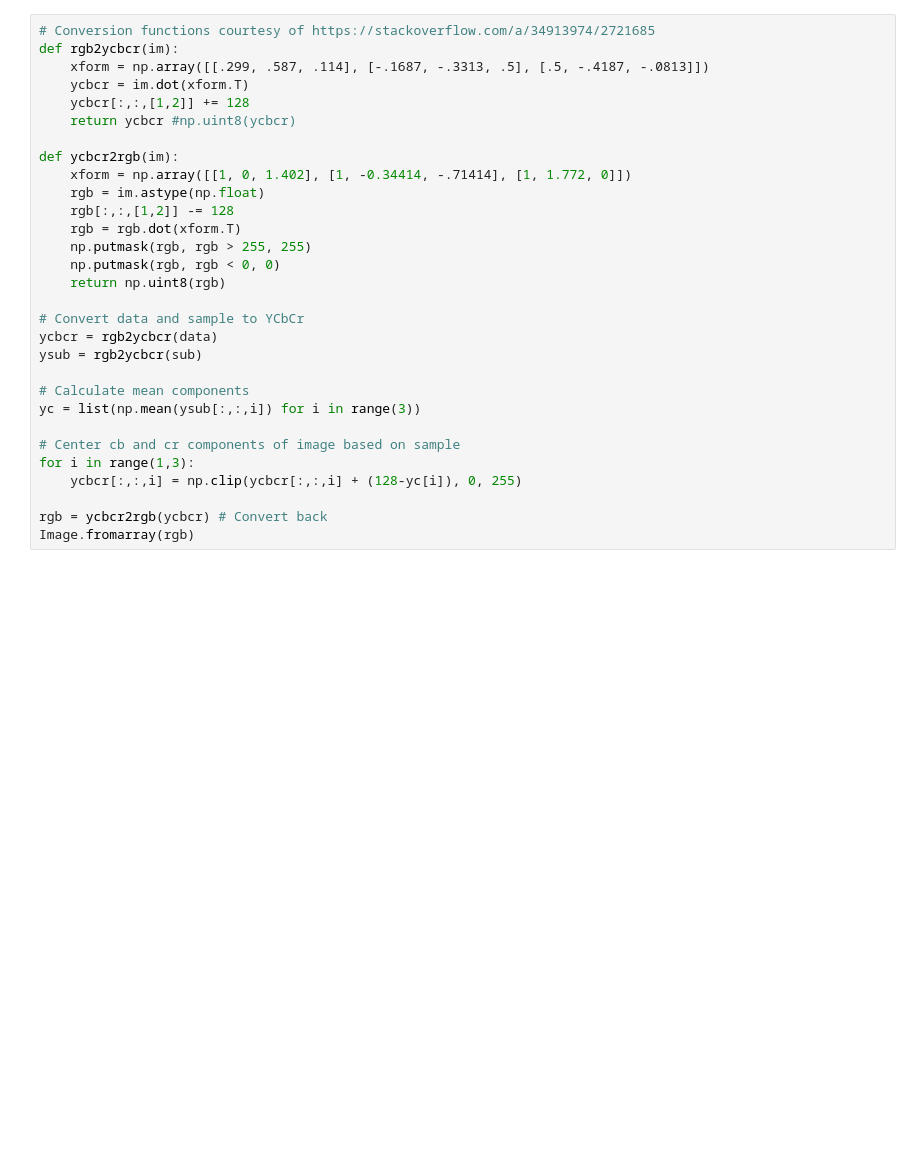
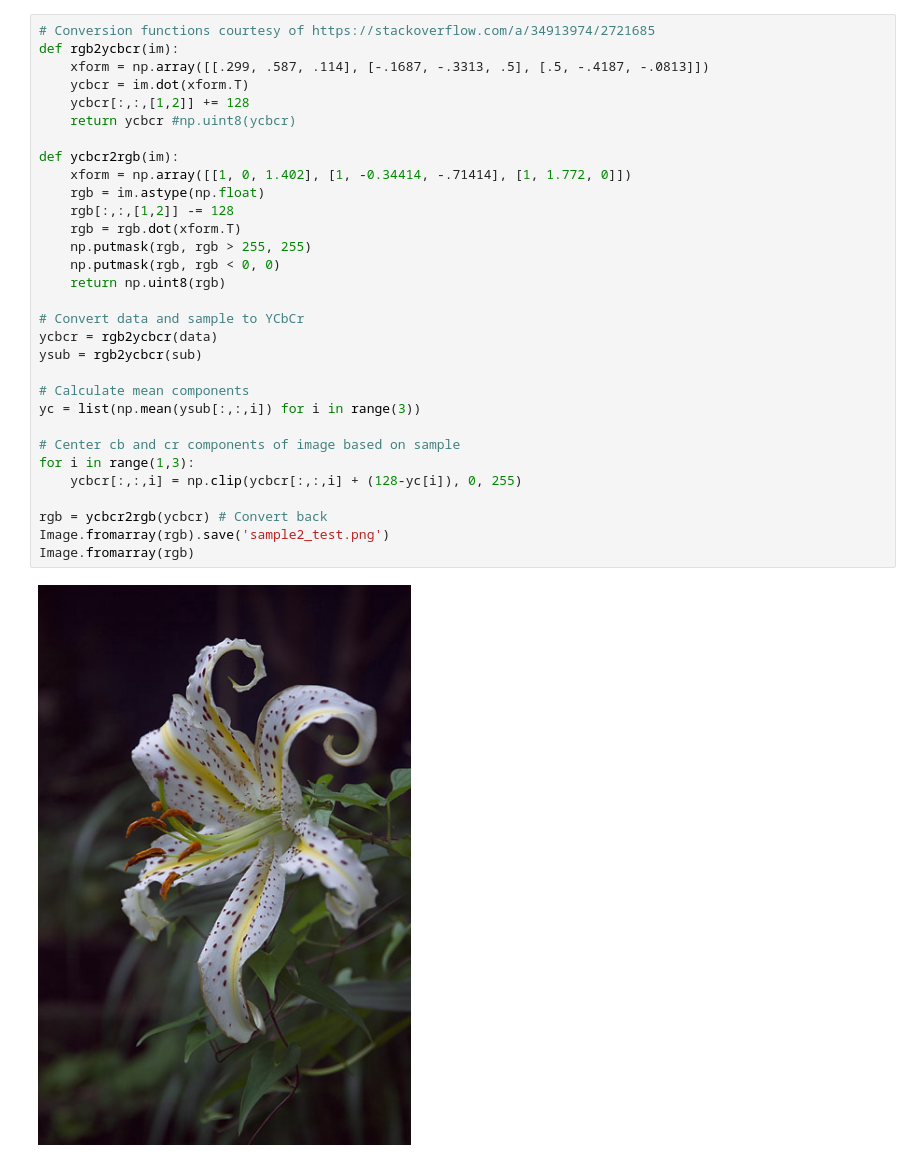
Before and after one commit to sirinnear/num-meth, a Jupyter notebook: Project/White balance reference/White balance.ipynb, the cells around one changed output. Drawn from its saved outputs; the diff is of its cells as text; blank space fills up the shorter version.

```diff
--- a/Project/White balance reference/White balance.ipynb
+++ b/Project/White balance reference/White balance.ipynb
@@ -29,30 +51,33 @@ Image.fromarray(wb.astype(np.uint8))
 # %%
 # Conversion functions courtesy of https://stackoverflow.com/a/34913974/2721685
 def rgb2ycbcr(im):
     xform = np.array([[.299, .587, .114], [-.1687, -.3313, .5], [.5, -.4187, -.0813]])
     ycbcr = im.dot(xform.T)
     ycbcr[:,:,[1,2]] += 128
     return ycbcr #np.uint8(ycbcr)
 
 def ycbcr2rgb(im):
     xform = np.array([[1, 0, 1.402], [1, -0.34414, -.71414], [1, 1.772, 0]])
     rgb = im.astype(np.float)
     rgb[:,:,[1,2]] -= 128
     rgb = rgb.dot(xform.T)
     np.putmask(rgb, rgb > 255, 255)
     np.putmask(rgb, rgb < 0, 0)
     return np.uint8(rgb)
 
 # Convert data and sample to YCbCr
 ycbcr = rgb2ycbcr(data)
 ysub = rgb2ycbcr(sub)
 
 # Calculate mean components
 yc = list(np.mean(ysub[:,:,i]) for i in range(3))
 
 # Center cb and cr components of image based on sample
 for i in range(1,3):
     ycbcr[:,:,i] = np.clip(ycbcr[:,:,i] + (128-yc[i]), 0, 255)
 
 rgb = ycbcr2rgb(ycbcr) # Convert back
+Image.fromarray(rgb).save('sample2_test.png')
 Image.fromarray(rgb)
+# %% [output]
+[figure, added]
```
Also changed, not shown: parts of 5 cells of this notebook, 4 other files.
